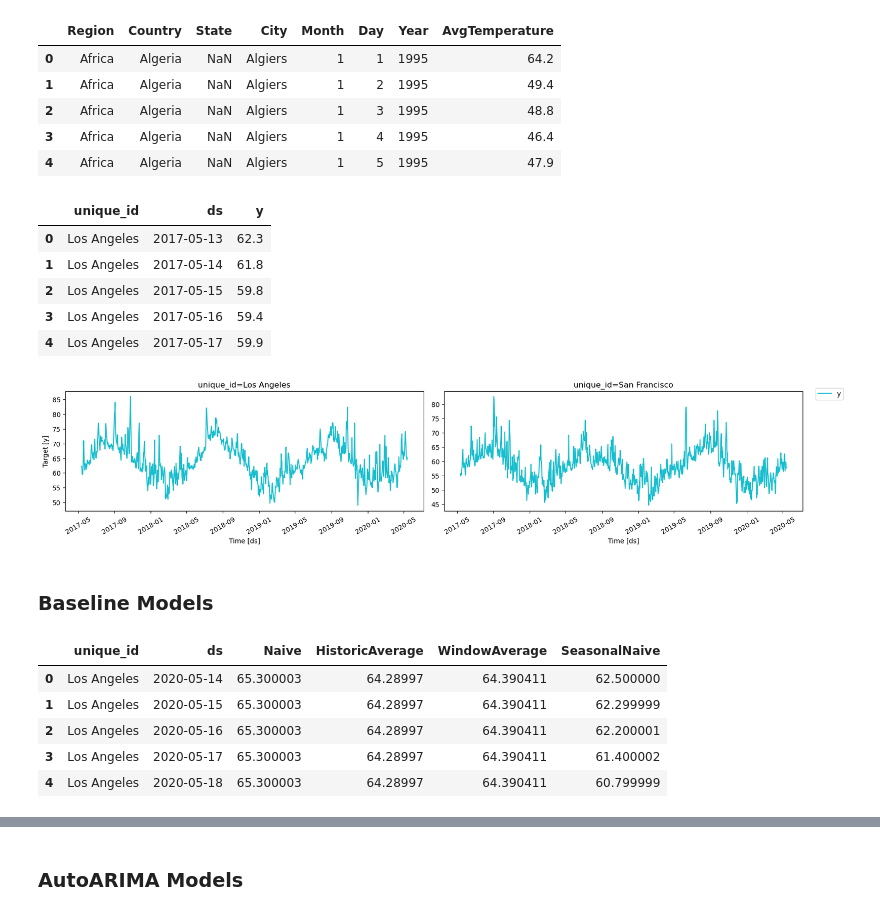
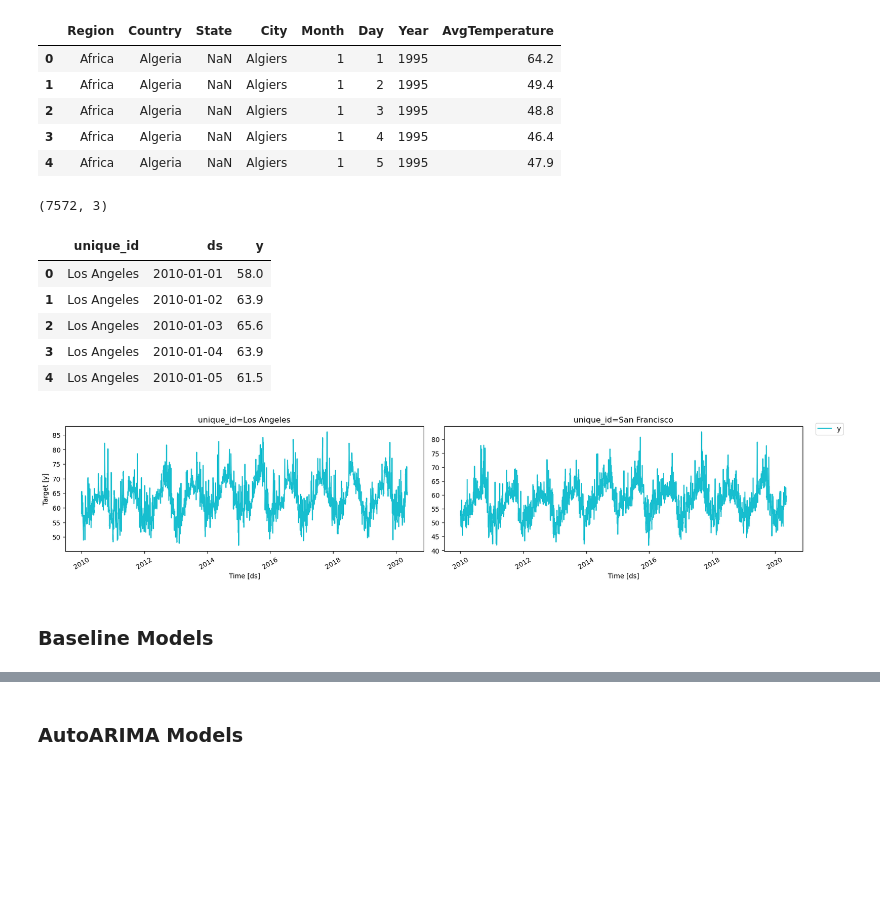
Before and after one commit to ianliu1119/Time-Series-Analysis, a Jupyter notebook: temperature_analysis.ipynb, the cells around one changed output, grey strips where cells are left out. Cells and saved outputs as stored; diff of their text form; code cells hidden in the pictures; blank space fills up the shorter version.

```diff
--- a/temperature_analysis.ipynb
+++ b/temperature_analysis.ipynb
@@ -34,26 +34,28 @@ data.head()
 # %%
 data = data[(data['City'] == 'San Francisco') | (data['City'] == 'Los Angeles')]
 
 data.columns = [col.lower().replace(' ', '_') for col in data.columns]
 data['date'] = pd.to_datetime(data[['year', 'month', 'day']])
 data = data[['city', 'date', 'avgtemperature']]
-data = data[data['date'] >= '2017-05-13']
+data = data[data['date'] >= '2010-01-01']
 
 data.columns = ['unique_id', 'ds', 'y']
 data = data.reset_index(drop=True)
 
+print(data.shape)
 data.head()
 # %% [output]
+(7572, 3)
 |  | unique_id | ds | y |
-| 0 | Los Angeles | 2017-05-13 | 62.3 |
-| 1 | Los Angeles | 2017-05-14 | 61.8 |
-| 2 | Los Angeles | 2017-05-15 | 59.8 |
-| 3 | Los Angeles | 2017-05-16 | 59.4 |
-| 4 | Los Angeles | 2017-05-17 | 59.9 |
+| 0 | Los Angeles | 2010-01-01 | 58.0 |
+| 1 | Los Angeles | 2010-01-02 | 63.9 |
+| 2 | Los Angeles | 2010-01-03 | 65.6 |
+| 3 | Los Angeles | 2010-01-04 | 63.9 |
+| 4 | Los Angeles | 2010-01-05 | 61.5 |
 # %%
 plot_series(df = data, ids=['Los Angeles', 'San Francisco'])
 # %% [output]
-[figure, old version]
+[figure, new version]
 # %% [markdown]
 ### Baseline Models
 # %%
@@ -75,9 +73,0 @@ preds = preds.reset_index()
-# %%
-preds.head()
-# %% [output]
-|  | unique_id | ds | Naive | HistoricAverage | WindowAverage | SeasonalNaive |
-| 0 | Los Angeles | 2020-05-14 | 65.300003 | 64.28997 | 64.390411 | 62.500000 |
-| 1 | Los Angeles | 2020-05-15 | 65.300003 | 64.28997 | 64.390411 | 62.299999 |
-| 2 | Los Angeles | 2020-05-16 | 65.300003 | 64.28997 | 64.390411 | 62.200001 |
-| 3 | Los Angeles | 2020-05-17 | 65.300003 | 64.28997 | 64.390411 | 61.400002 |
-| 4 | Los Angeles | 2020-05-18 | 65.300003 | 64.28997 | 64.390411 | 60.799999 |
```
Also changed, not shown: parts of 16 cells of this notebook.
